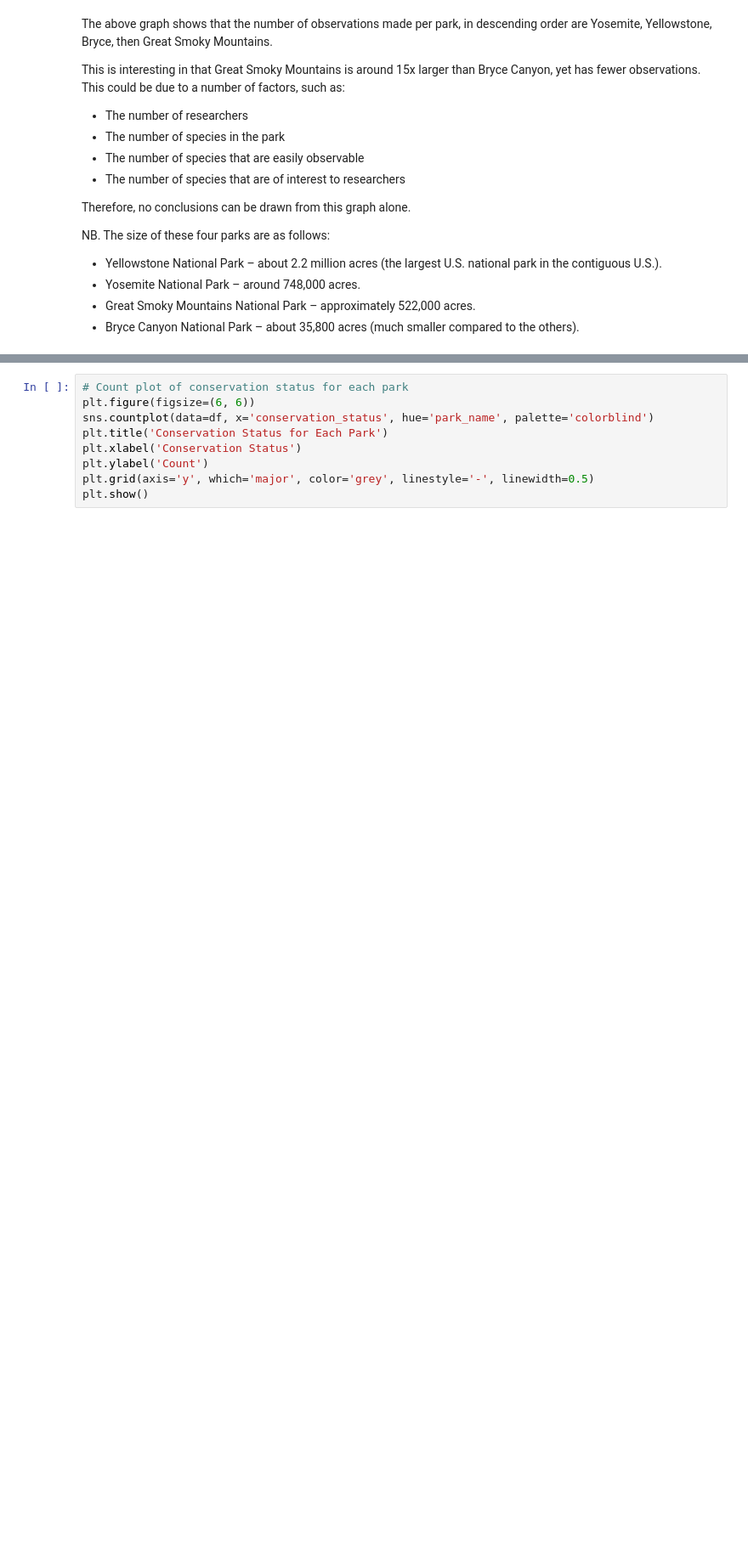
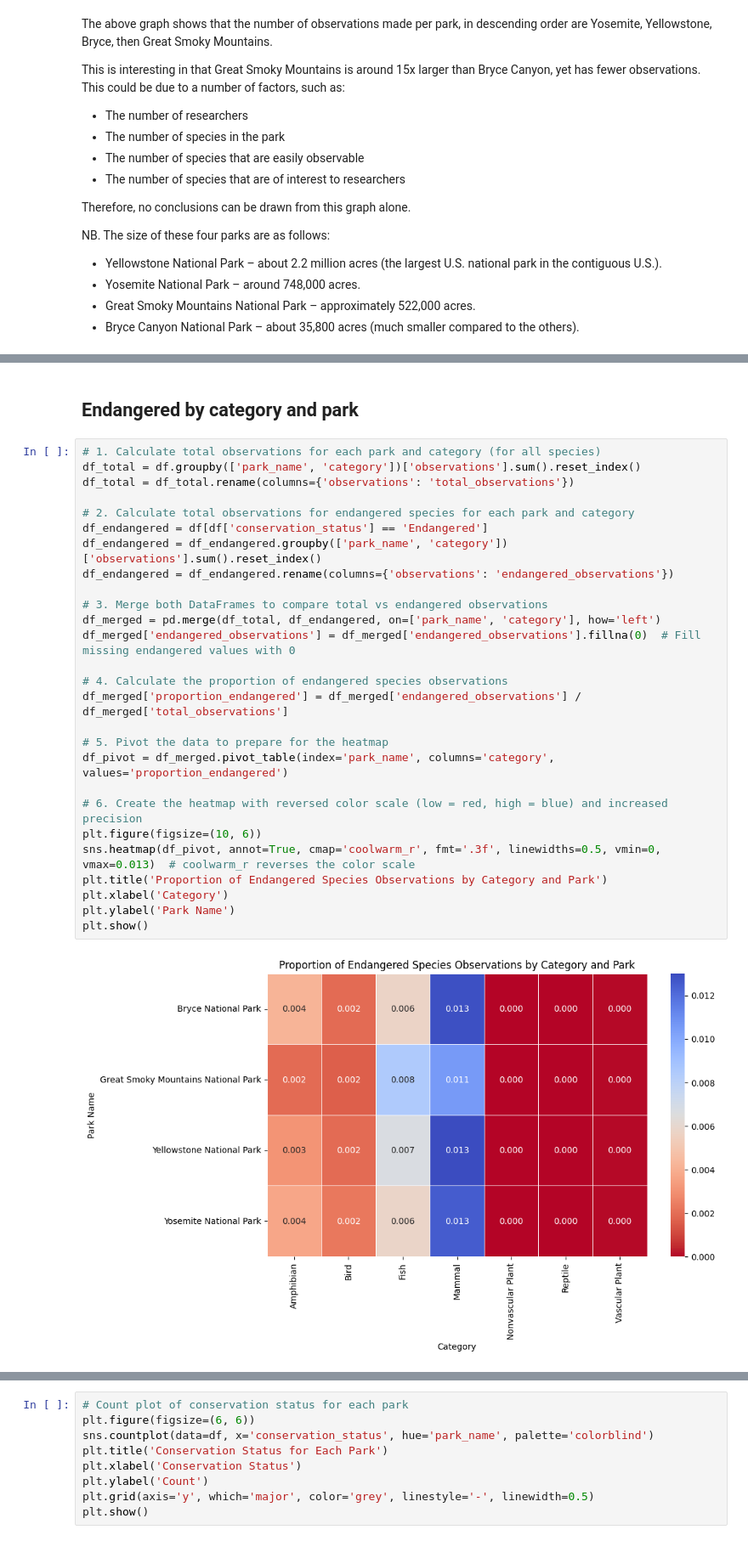
Before and after one commit to alanjameschapman/biodiversity, a Jupyter notebook: biodiversity.ipynb, the cells around one changed output, grey strips where cells are left out. Shown at 85% size. Cells and saved outputs as stored; diff of their text form; blank space fills up the shorter version.

```diff
--- a/biodiversity.ipynb
+++ b/biodiversity.ipynb
@@ -455,0 +450,31 @@ This graph shows that there were a significant number of observations made which
+# %% [markdown]
+## Endangered by category and park
+# %%
+# 1. Calculate total observations for each park and category (for all species)
+df_total = df.groupby(['park_name', 'category'])['observations'].sum().reset_index()
+df_total = df_total.rename(columns={'observations': 'total_observations'})
+
+# 2. Calculate total observations for endangered species for each park and category
+df_endangered = df[df['conservation_status'] == 'Endangered']
+df_endangered = df_endangered.groupby(['park_name', 'category'])['observations'].sum().reset_index()
+df_endangered = df_endangered.rename(columns={'observations': 'endangered_observations'})
+
+# 3. Merge both DataFrames to compare total vs endangered observations
+df_merged = pd.merge(df_total, df_endangered, on=['park_name', 'category'], how='left')
+df_merged['endangered_observations'] = df_merged['endangered_observations'].fillna(0)  # Fill missing endangered values with 0
+
+# 4. Calculate the proportion of endangered species observations
+df_merged['proportion_endangered'] = df_merged['endangered_observations'] / df_merged['total_observations']
+
+# 5. Pivot the data to prepare for the heatmap
+df_pivot = df_merged.pivot_table(index='park_name', columns='category', values='proportion_endangered')
+
+# 6. Create the heatmap with reversed color scale (low = red, high = blue) and increased precision
+plt.figure(figsize=(10, 6))
+sns.heatmap(df_pivot, annot=True, cmap='coolwarm_r', fmt='.3f', linewidths=0.5, vmin=0, vmax=0.013)  # coolwarm_r reverses the color scale
+plt.title('Proportion of Endangered Species Observations by Category and Park')
+plt.xlabel('Category')
+plt.ylabel('Park Name')
+plt.show()
+# %% [output]
+[figure, added]
```
Also changed, not shown: parts of 12 cells of this notebook, 2 other files.
